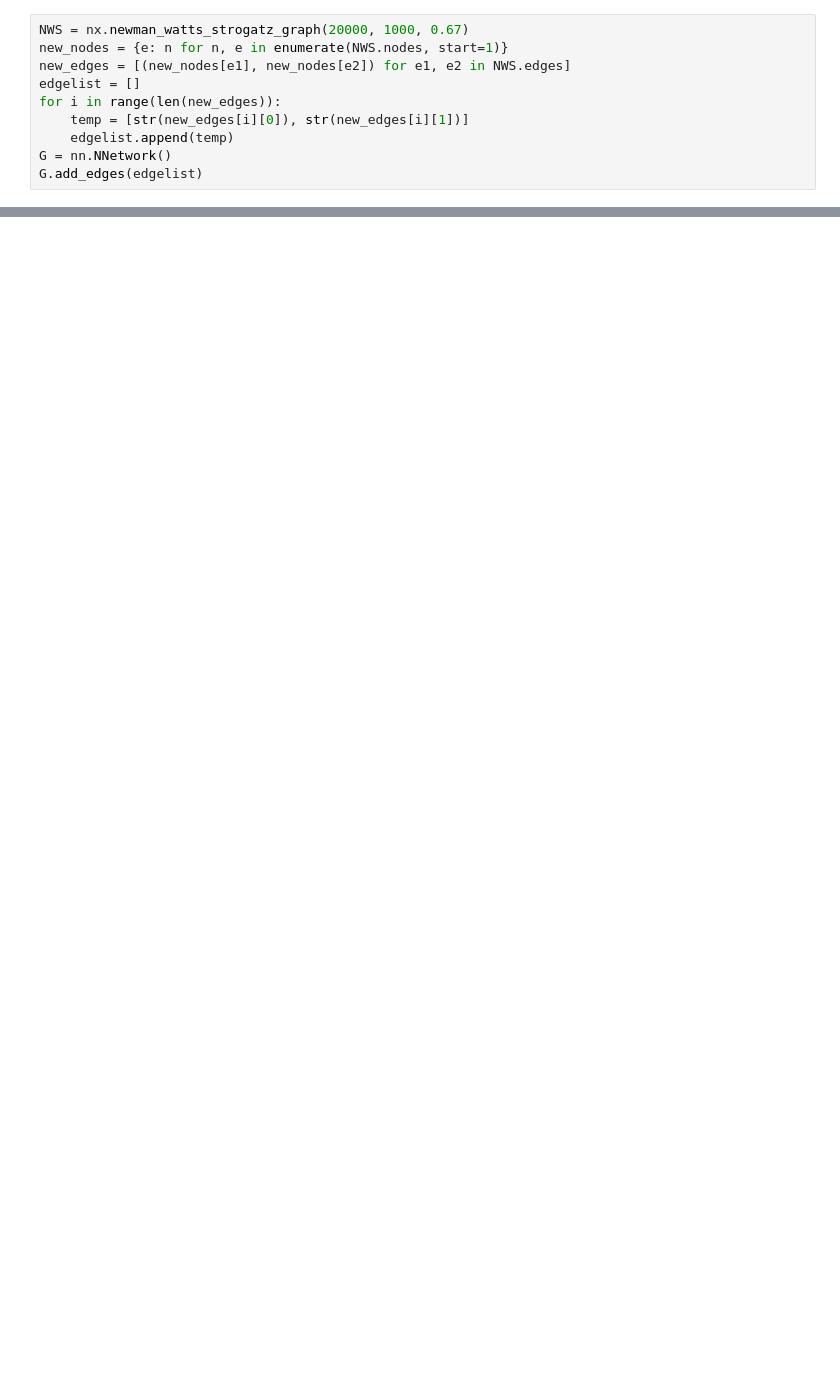
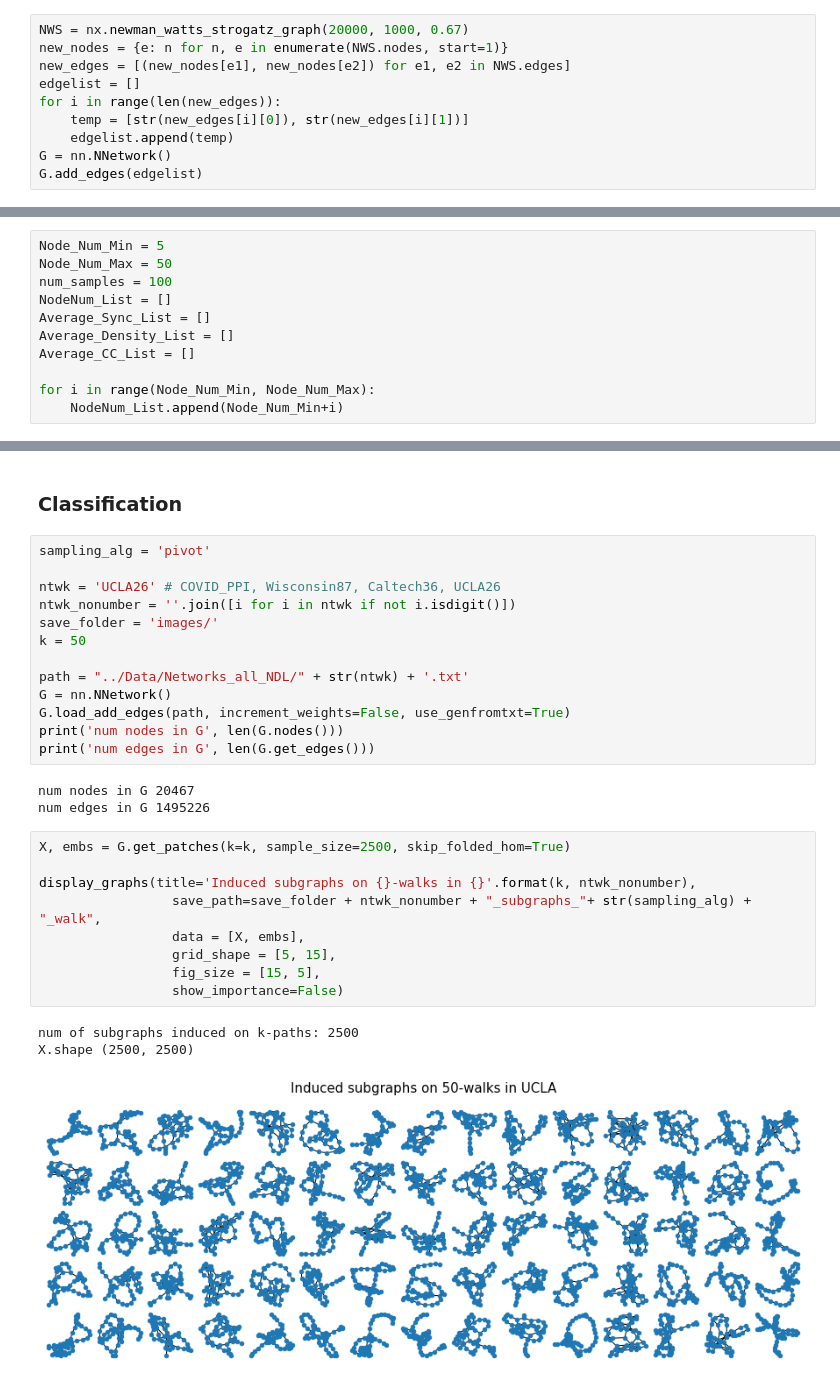
Before and after one commit to BryaneX455/reu2022, a Jupyter notebook: Kuramoto Model/Final Figures.ipynb, the cells around one changed output, grey strips where cells are left out. Saved outputs shown, nothing was run; the diff lists cells and outputs as text; blank space fills up the shorter version.

```diff
--- a/Kuramoto Model/Final Figures.ipynb
+++ b/Kuramoto Model/Final Figures.ipynb
@@ -215,0 +232,11 @@ num of subgraphs induced on k-paths: 100
+# %%
+Node_Num_Min = 5
+Node_Num_Max = 50
+num_samples = 100
+NodeNum_List = []
+Average_Sync_List = []
+Average_Density_List = []
+Average_CC_List = []
+
+for i in range(Node_Num_Min, Node_Num_Max):
+    NodeNum_List.append(Node_Num_Min+i)
@@ -215,0 +333,31 @@ num of subgraphs induced on k-paths: 100
+# %% [markdown]
+### Classification
+# %%
+sampling_alg = 'pivot'
+
+ntwk = 'UCLA26' # COVID_PPI, Wisconsin87, Caltech36, UCLA26
+ntwk_nonumber = ''.join([i for i in ntwk if not i.isdigit()])
+save_folder = 'images/'
+k = 50
+
+path = "../Data/Networks_all_NDL/" + str(ntwk) + '.txt'
+G = nn.NNetwork()
+G.load_add_edges(path, increment_weights=False, use_genfromtxt=True)
+print('num nodes in G', len(G.nodes()))
+print('num edges in G', len(G.get_edges()))
+# %% [output]
+num nodes in G 20467
+num edges in G 1495226
+# %%
+X, embs = G.get_patches(k=k, sample_size=2500, skip_folded_hom=True)
+
+display_graphs(title='Induced subgraphs on {}-walks in {}'.format(k, ntwk_nonumber),
+                 save_path=save_folder + ntwk_nonumber + "_subgraphs_"+ str(sampling_alg) + "_walk",
+                 data = [X, embs],
+                 grid_shape = [5, 15],
+                 fig_size = [15, 5],
+                 show_importance=False)
+# %% [output]
+num of subgraphs induced on k-paths: 2500
+X.shape (2500, 2500)
+[figure, added]
```
Also changed, not shown: parts of 13 cells of this notebook, 17 other files.
